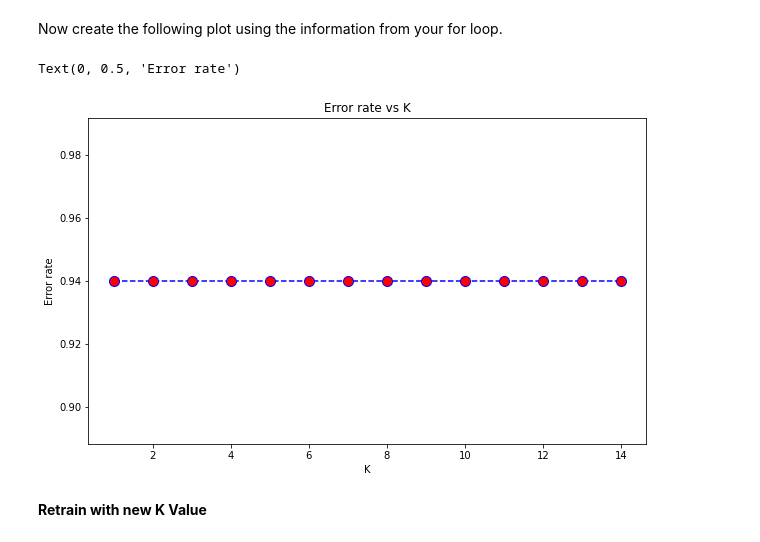
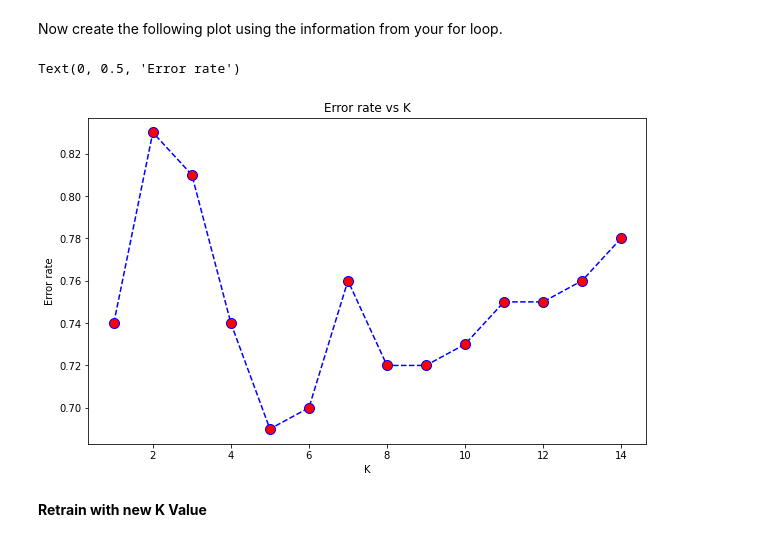
Before and after one commit to Godlykser/ML-ex1, a Jupyter notebook: MLCourse_KNN.ipynb, the cells around one changed output. Saved outputs shown, nothing was run; the diff lists cells and outputs as text; code cells hidden in the pictures.

```diff
--- a/MLCourse_KNN.ipynb
+++ b/MLCourse_KNN.ipynb
@@ -178,7 +177,7 @@ First of all, let's implement euclidean distance function, so we will be able to
 **Pay attention**: point representation might contains more than two numbers (means m>2).
 # %%
 def euclidean_distance(p1, p2):
-  dist = np.linalg.norm(p1 - p2)
+  dist = np.sum((p1-p2)**2)
   return dist
 # %% [markdown]
 Now, let's implement KNeighborsClassifier class.
@@ -215,10 +214,7 @@ class KNeighborsClassifier:
     neighbors = []
     for x in x_test:
       neighbors.append(self.nearest_neighbor(x))
-    print(neighbors)
-    neighbors = np.array(list(map(lambda a: max(set(a), key=a.count), neighbors)))
-    print(neighbors)
-    return neighbors
+    return np.array(list(map(lambda a: max(set(a), key=a.count), neighbors)))
 # %%
 def error_rate(y_predict, y_true):
   """
@@ -272,13 +268,14 @@ MIN_K = 1
 MAX_K = 15
 
 def find_best_k(min_k=1, max_k=15):
-  error_list = []
+  err_rates = []
   for k in range(min_k, max_k):
     knn = KNeighborsClassifier(euclidean_distance, k)
     knn.fit(x_train, y_train)
-    error_list.append(error_rate(knn.predict(x_test), y_test))
-  best_er = max(error_list)
-  best_er_index = error_list.index(best_er)
-  return (best_er_index, error_list)
+    pred = knn.predict(x_test)
+    err_rate = error_rate(y_test, pred)
+    err_rates.append(err_rate)
+  best_rate = min(err_rates)
+  return err_rates.index(best_rate), err_rates
 # %%
-best_k, error_rate = find_best_k(min_k=MIN_K, max_k=MAX_K)
+best_k, err_rate = find_best_k(min_k=MIN_K, max_k=MAX_K)
@@ -304,14 +283,14 @@ best_k, error_rate = find_best_k(min_k=MIN_K, max_k=MAX_K)
 Now create the following plot using the information from your for loop.
 # %%
 plt.figure(figsize=(10,6))
-plt.plot(range(MIN_K,MAX_K),error_rate,color='blue',linestyle='dashed', marker='o',
+plt.plot(range(MIN_K,MAX_K),err_rate,color='blue',linestyle='dashed', marker='o',
          markerfacecolor='red', markersize=10)
 plt.title('Error rate vs K')
 plt.xlabel('K')
 plt.ylabel('Error rate')
 # %% [output]
 Text(0, 0.5, 'Error rate')
-[figure, old version]
+[figure, new version]
 # %% [markdown]
 **Retrain with new K Value**
 # %% [markdown]
```
Also changed, not shown: parts of 7 cells of this notebook.
